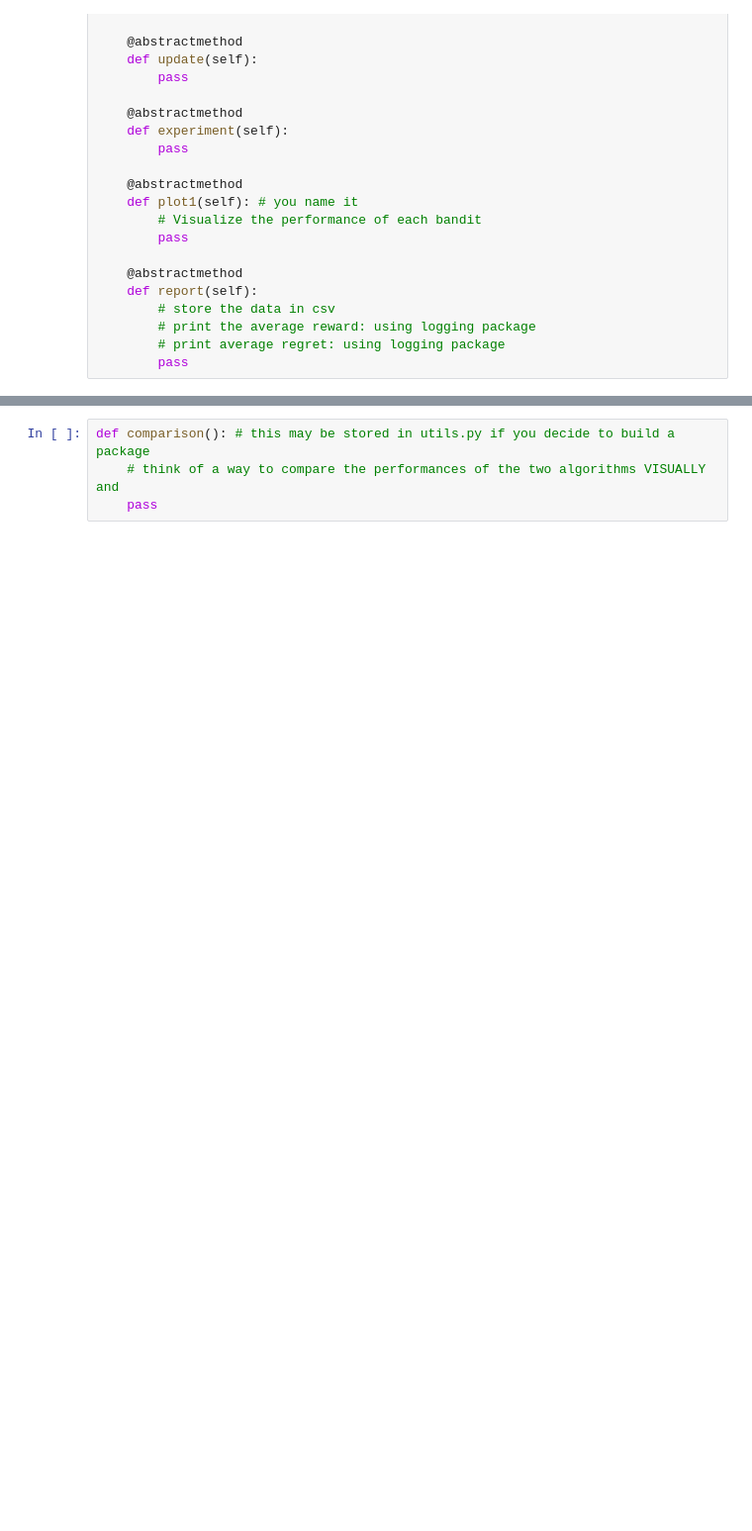
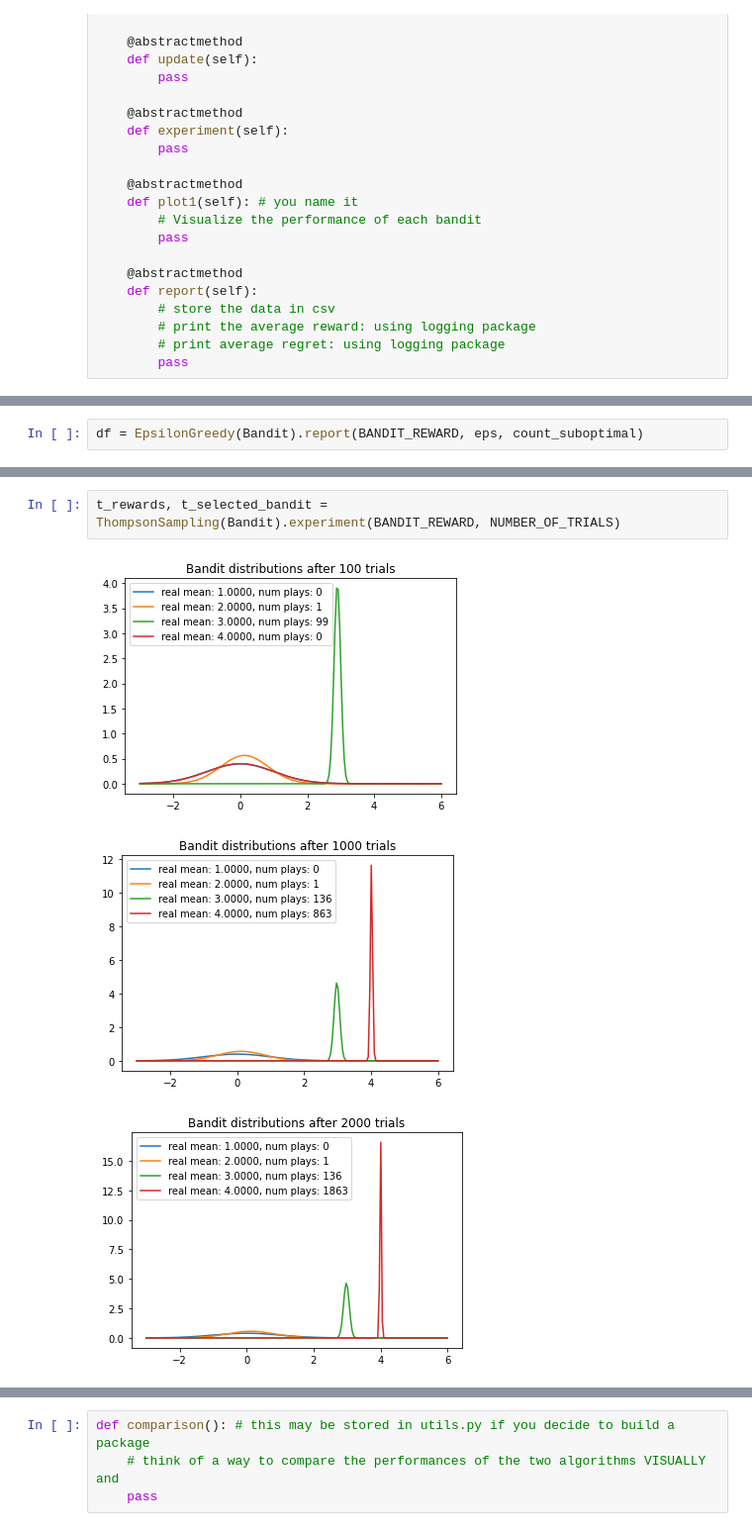
Before and after one commit to marmiskarian/AB-testing, a Jupyter notebook: HW2_AB-testing_Maria_Miskaryan.ipynb, the cells around one changed output, grey strips where cells are left out. Shown at 99% size. Saved outputs shown, nothing was run; the diff lists cells and outputs as text; blank space fills up the shorter version.

```diff
--- a/HW2_AB-testing_Maria_Miskaryan.ipynb
+++ b/HW2_AB-testing_Maria_Miskaryan.ipynb
@@ -282,0 +160,2 @@ class ThompsonSampling(Bandit):
+# %%
+df = EpsilonGreedy(Bandit).report(BANDIT_REWARD, eps, count_suboptimal)
@@ -282,0 +286,6 @@ class ThompsonSampling(Bandit):
+# %%
+t_rewards, t_selected_bandit = ThompsonSampling(Bandit).experiment(BANDIT_REWARD, NUMBER_OF_TRIALS)
+# %% [output]
+[figure, added]
+[figure, added]
+[figure, added]
```
Also changed, not shown: parts of 18 cells of this notebook.
